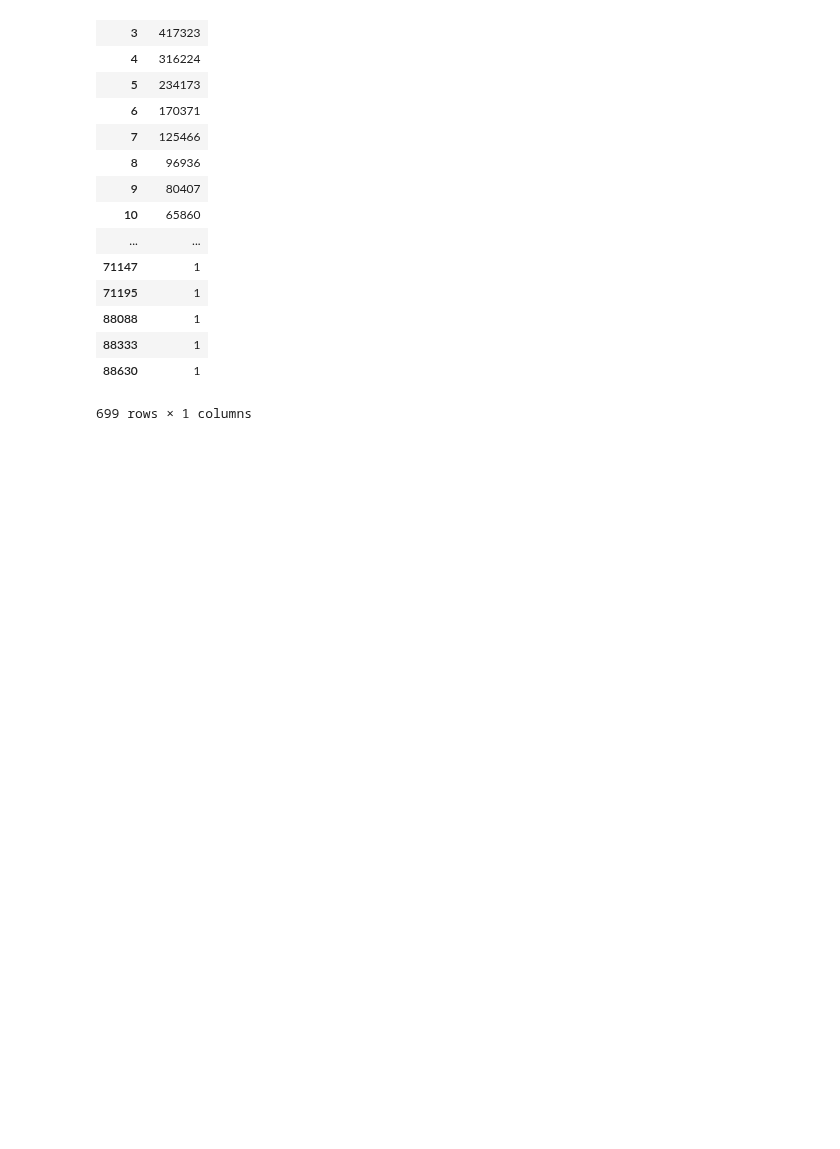
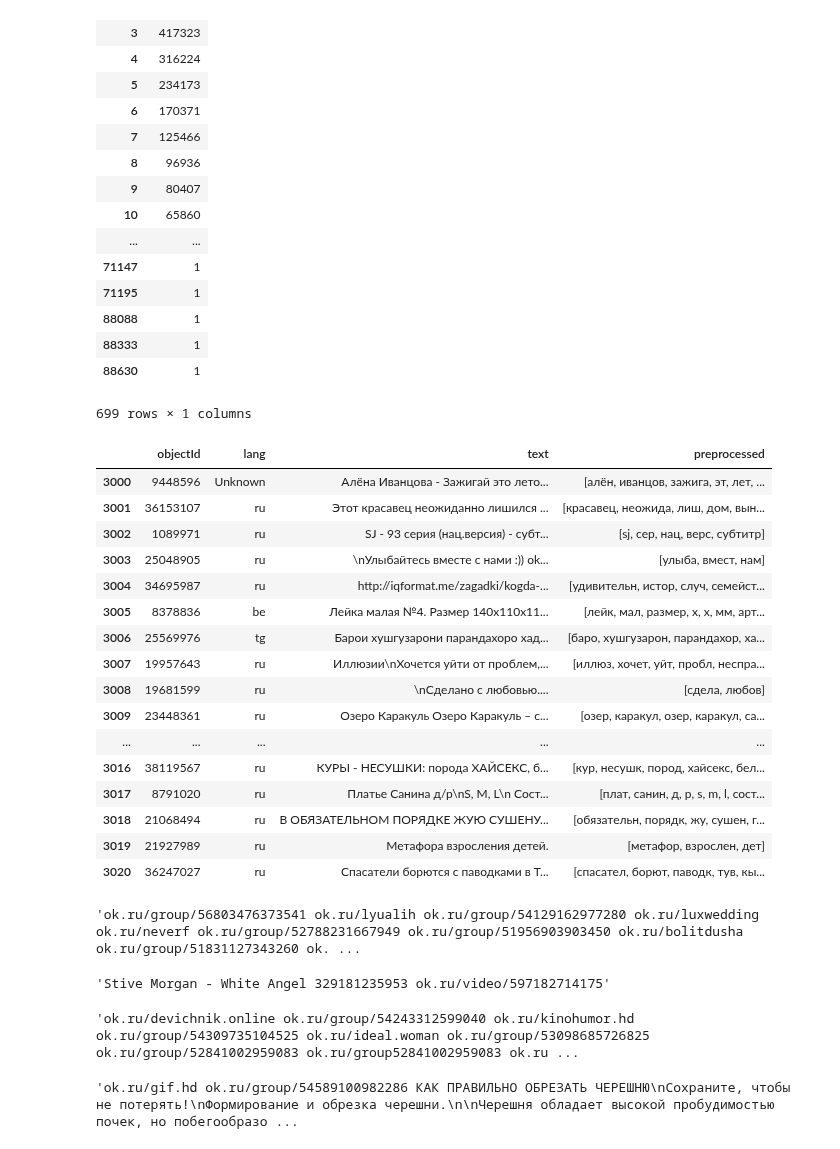
Before and after one commit to tyamgin/mlbootcamp, a Jupyter notebook: championship19/Untitled1.ipynb, the cells around one changed output. Saved outputs shown, nothing was run; the diff lists cells and outputs as text; code cells hidden in the pictures; blank space fills up the shorter version.

```diff
--- a/championship19/Untitled1.ipynb
+++ b/championship19/Untitled1.ipynb
@@ -1,26 +1,3 @@
-# %%
-import pandas as pd
-from os import walk
-import pyarrow.parquet as parquet
-from collections import defaultdict
-import datetime
-
-# Used to train document embeddings
-from gensim.models.doc2vec import Doc2Vec, TaggedDocument
-
-# Used to train the baseline model
-from sklearn.linear_model import LogisticRegression
-from sklearn.naive_bayes import MultinomialNB
-from sklearn.linear_model import LinearRegression
-from sklearn.neural_network import MLPClassifier
-from sklearn.metrics import roc_auc_score
-import lightgbm as lgb
-import numpy as np
-
-# Where the downloaded data are
-input_path = '/Users/tyamgin/Projects/mlbootcamp/championship19/data'
-# Where to store results
-output_path = '/Users/tyamgin/Projects/mlbootcamp/championship19/res'
 # %%
 %run cv.ipynb
 # %% [output]
@@ -314,3 +352,41 @@ q['label'].groupby('count').count()
 | 88333 | 1 |
 | 88630 | 1 |
 699 rows × 1 columns
+# %%
+test_texts2 = parquet.read_table(input_path + '/texts/textsTest/').to_pandas()
+# %%
+test_texts2.loc[3000:3020,:]
+# %% [output]
+|  | objectId | lang | text | preprocessed |
+| 3000 | 9448596 | Unknown | Алёна Иванцова - Зажигай это лето... | [алён, иванцов, зажига, эт, лет, ... |
+| 3001 | 36153107 | ru | Этот красавец неожиданно лишился ... | [красавец, неожида, лиш, дом, вын... |
+| 3002 | 1089971 | ru | SJ - 93 серия (нац.версия) - субт... | [sj, сер, нац, верс, субтитр] |
+| 3003 | 25048905 | ru | \nУлыбайтесь вместе с нами :)) ok... | [улыба, вмест, нам] |
+| 3004 | 34695987 | ru | http://iqformat.me/zagadki/kogda-... | [удивительн, истор, случ, семейст... |
+| 3005 | 8378836 | be | Лейка малая №4. Размер 140x110x11... | [лейк, мал, размер, x, x, мм, арт... |
+| 3006 | 25569976 | tg | Барои хушгузарони парандахоро хад... | [баро, хушгузарон, парандахор, ха... |
+| 3007 | 19957643 | ru | Иллюзии\nХочется уйти от проблем,... | [иллюз, хочет, уйт, пробл, неспра... |
+| 3008 | 19681599 | ru | \nСделано с любовью.... | [сдела, любов] |
+| 3009 | 23448361 | ru | Озеро Каракуль Озеро Каракуль – с... | [озер, каракул, озер, каракул, са... |
+| ... | ... | ... | ... | ... |
+| 3016 | 38119567 | ru | КУРЫ - НЕСУШКИ: порода ХАЙСЕКС, б... | [кур, несушк, пород, хайсекс, бел... |
+| 3017 | 8791020 | ru | Платье Санина д/р\nS, M, L\n Сост... | [плат, санин, д, р, s, m, l, сост... |
+| 3018 | 21068494 | ru | В ОБЯЗАТЕЛЬНОМ ПОРЯДКЕ ЖУЮ СУШЕНУ... | [обязательн, порядк, жу, сушен, г... |
+| 3019 | 21927989 | ru | Метафора взросления детей. | [метафор, взрослен, дет] |
+| 3020 | 36247027 | ru | Спасатели борются с паводками в Т... | [спасател, борют, паводк, тув, кы... |
+# %%
+test_texts2.loc[1009,:].text
+# %% [output]
+'ok.ru/group/56803476373541 ok.ru/lyualih ok.ru/group/54129162977280 ok.ru/luxwedding ok.ru/neverf ok.ru/group/52788231667949 ok.ru/group/51956903903450 ok.ru/bolitdusha ok.ru/group/51831127343260 ok. ...
+# %%
+test_texts2.loc[1003,:].text
+# %% [output]
+'Stive Morgan - White Angel 329181235953 ok.ru/video/597182714175'
+# %%
+test_texts2.loc[2019,:].text
+# %% [output]
+'ok.ru/devichnik.online ok.ru/group/54243312599040 ok.ru/kinohumor.hd ok.ru/group/54309735104525 ok.ru/ideal.woman ok.ru/group/53098685726825 ok.ru/group/52841002959083 ok.ru/group52841002959083 ok.ru ...
+# %%
+test_texts2.loc[3014,:].text
+# %% [output]
+'ok.ru/gif.hd ok.ru/group/54589100982286 КАК ПРАВИЛЬНО ОБРЕЗАТЬ ЧЕРЕШНЮ\nСохраните, чтобы не потерять!\nФормирование и обрезка черешни.\n\nЧерешня обладает высокой пробудимостью почек, но побегообразо ...
```
Also changed, not shown: parts of 27 cells of this notebook, 5 other files.
